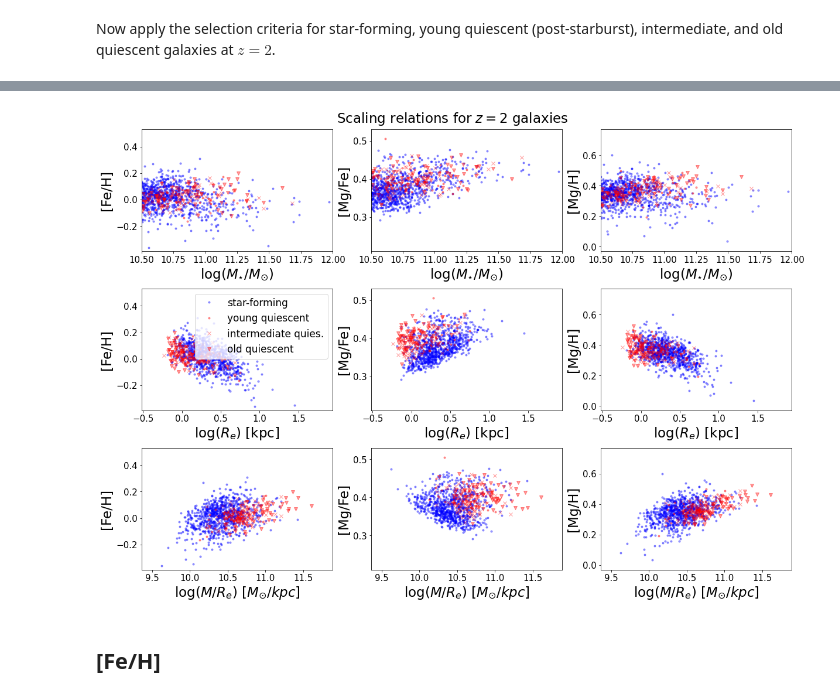
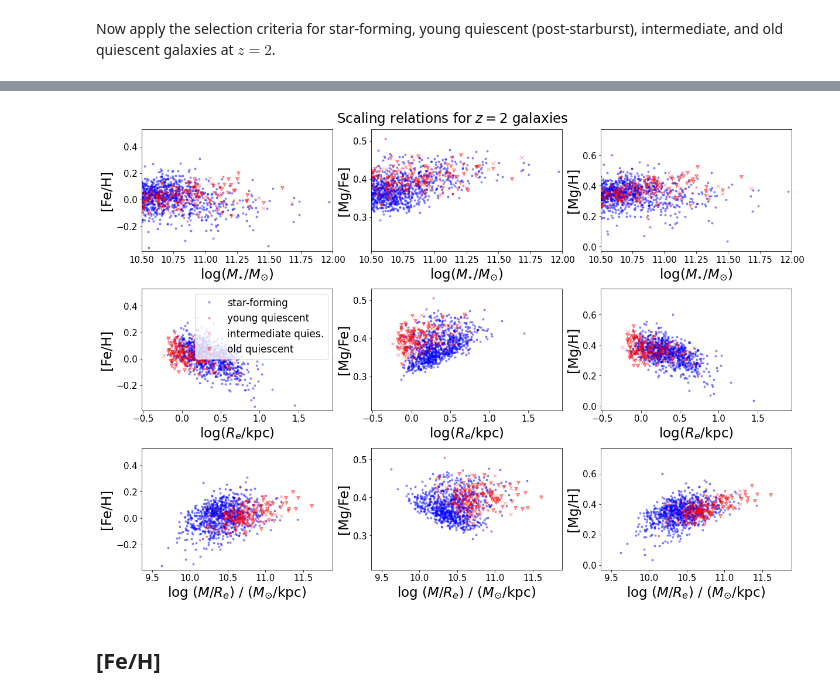
Before and after one commit to jk3sxp/Pathak_2021, a Jupyter notebook: z=2_Galaxy_Abundances.ipynb, the cells around one changed output, grey strips where cells are left out. Cells and saved outputs as stored; diff of their text form; code cells hidden in the pictures.

````diff
--- a/z=2_Galaxy_Abundances.ipynb
+++ b/z=2_Galaxy_Abundances.ipynb
@@ -16,7 +16,7 @@ redshift=2
 # %% [markdown]
 Load pre-calculated data from file: ```galaxy_population_data_2.hdf5``` for faster execution.
 # %%
-with h5py.File('galaxy_population_data_'+str(2)+'.hdf5', 'r') as f:
+with h5py.File('galaxy_population_data_'+str(redshift)+'.hdf5', 'r') as f:
     ids = f['ids'][:]
     median_age = f['median_age'][:]
     halfmass_radius = f['halfmass_radius'][:]
@@ -70,7 +124,7 @@ xx = [total_mass, np.log10(halfmass_radius), np.log10(10**total_mass / halfmass_
 yy = [FeH_Re, MgFe_Re, MgH_Re]
 xlim = [M_lim, logRe_lim, MRe_lim]
 ylim = [FeHRe_lim, MgFeRe_lim, MgHRe_lim]
-xlabel = ['log($M_{\star}/M_{\odot}$)', 'log($R_e$) [kpc]', 'log($M/R_e)$ $[M_{\odot}/kpc]$']
+xlabel = ['log($M_{\star}/M_{\odot}$)', 'log($R_e$/kpc)', 'log ($M/R_e$) / ($M_{\odot}$/kpc)']
 ylabel = ['[Fe/H]', '[Mg/Fe]', '[Mg/H]']
 
 for m in range(3):
@@ -83,34 +137,34 @@ for m in range(3):
         yy1 = yy[k][starforming_selection]
         xx1 = xx[m][starforming_selection]
         plt.plot(xx1, yy1, 'b.', alpha=0.4, label='star-forming', markersize=markersize)
 
         yy2 = yy[k][PSB_selection]
         xx2 = xx[m][PSB_selection]
         plt.plot(xx2, yy2, 'r.', alpha=0.4, label='young quiescent', markersize=markersize)
 
         yy3 = yy[k][intermediate_quiescent_selection]
         xx3 = xx[m][intermediate_quiescent_selection]
         plt.plot(xx3, yy3, 'rx', alpha=0.4, label='intermediate quies.', markersize=markersize)
 
         yy4 = yy[k][old_quiescent_selection]
         xx4 = xx[m][old_quiescent_selection]
         plt.plot(xx4, yy4, 'rv', alpha=0.4, label='old quiescent', markersize=markersize)
 
         ax.set_xlim(xlim[m][0], xlim[m][1])
         ax.set_ylim(ylim[k][0], ylim[k][1])
         ax.set_xlabel(xlabel[m], fontsize=fts)
         ax.set_ylabel(ylabel[k], fontsize=fts)
         ax.tick_params(labelsize=fts_s-2)
 
         if k==0 and m==1:
             ax.legend(fontsize=fts_s)
 
 fig.suptitle('Scaling relations for $z=$' + str(redshift) + ' galaxies', fontsize=fts)
 fig.tight_layout()
 
 plt.savefig('FIGURES\scaling.png', dpi=400)
 # %% [output]
-[figure, old version]
+[figure, new version]
 # %% [markdown]
 ## [Fe/H]
 # %%
````
Also changed, not shown: parts of 3 cells of this notebook, 9 other files.
